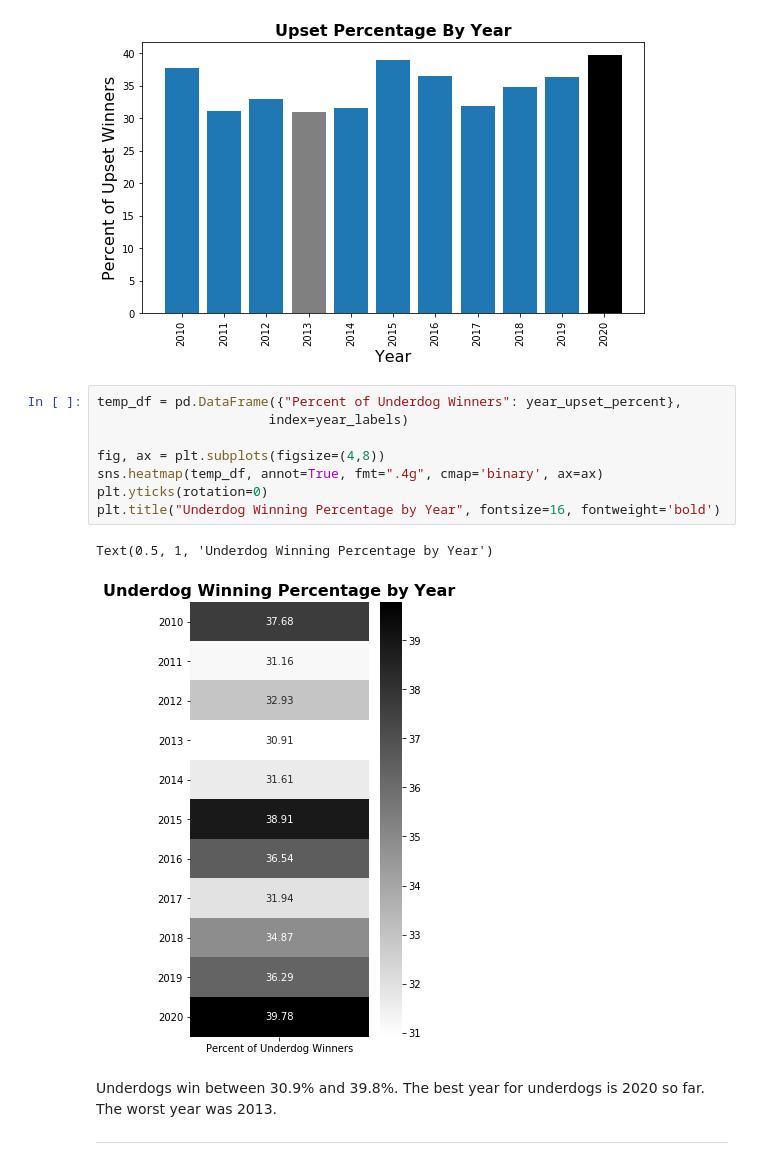
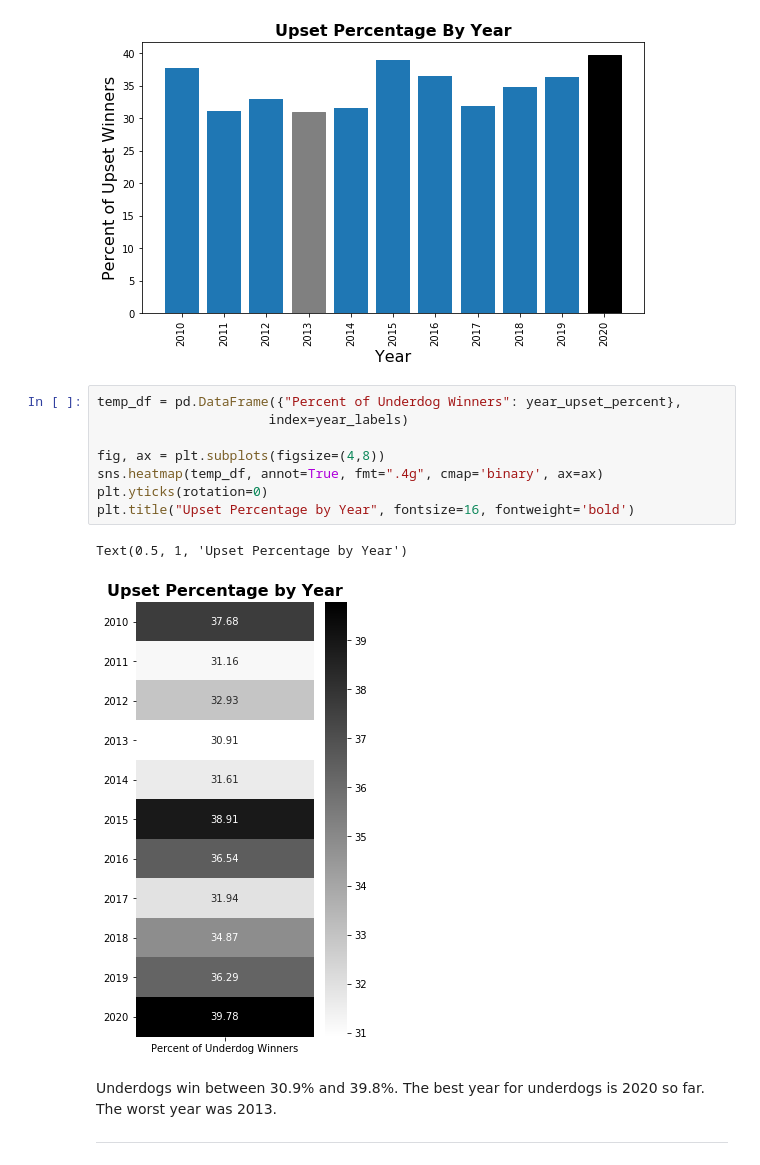
Before and after one commit to shortlikeafox/tiger-millionaire, a Jupyter notebook: kaggle_dataset/initial-data-exploration.ipynb, the cells around one changed output. Saved outputs shown, nothing was run; the diff lists cells and outputs as text.

```diff
--- a/kaggle_dataset/initial-data-exploration.ipynb
+++ b/kaggle_dataset/initial-data-exploration.ipynb
@@ -332,14 +332,14 @@ barlist[3].set_color('grey')
 # %%
 temp_df = pd.DataFrame({"Percent of Underdog Winners": year_upset_percent},
                       index=year_labels)
 
 fig, ax = plt.subplots(figsize=(4,8))
 sns.heatmap(temp_df, annot=True, fmt=".4g", cmap='binary', ax=ax)
 plt.yticks(rotation=0)
-plt.title("Underdog Winning Percentage by Year", fontsize=16, fontweight='bold')
+plt.title("Upset Percentage by Year", fontsize=16, fontweight='bold')
 # %% [output]
-Text(0.5, 1, 'Underdog Winning Percentage by Year')
+Text(0.5, 1, 'Upset Percentage by Year')
-[figure, old version]
+[figure, new version]
 # %% [markdown]
 Underdogs win between 30.9% and 39.8%.  The best year for underdogs is 2020 so far.  The worst year was 2013.
 ***
```
Also changed, not shown: parts of 8 cells of this notebook, 27 other files.
